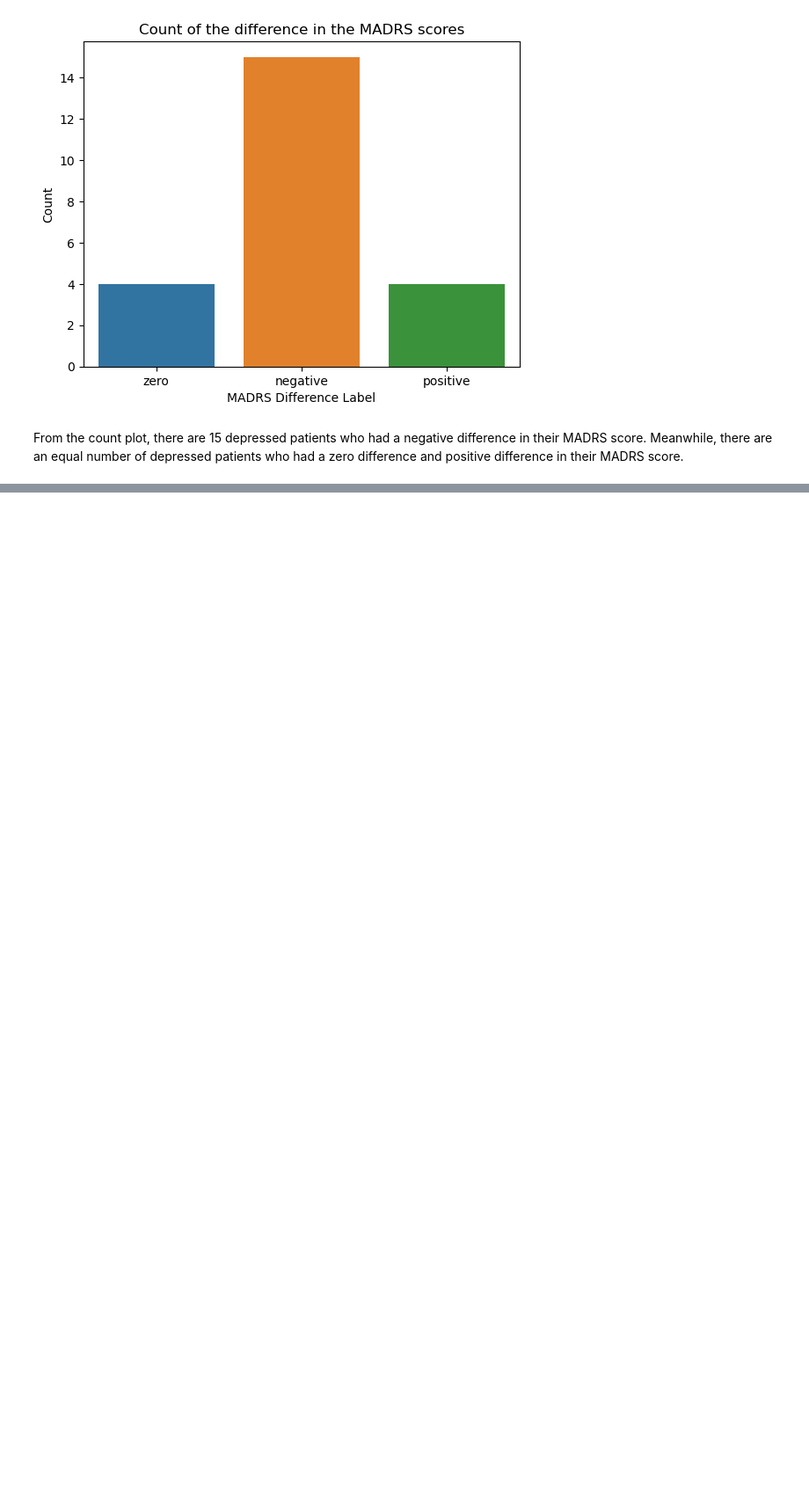
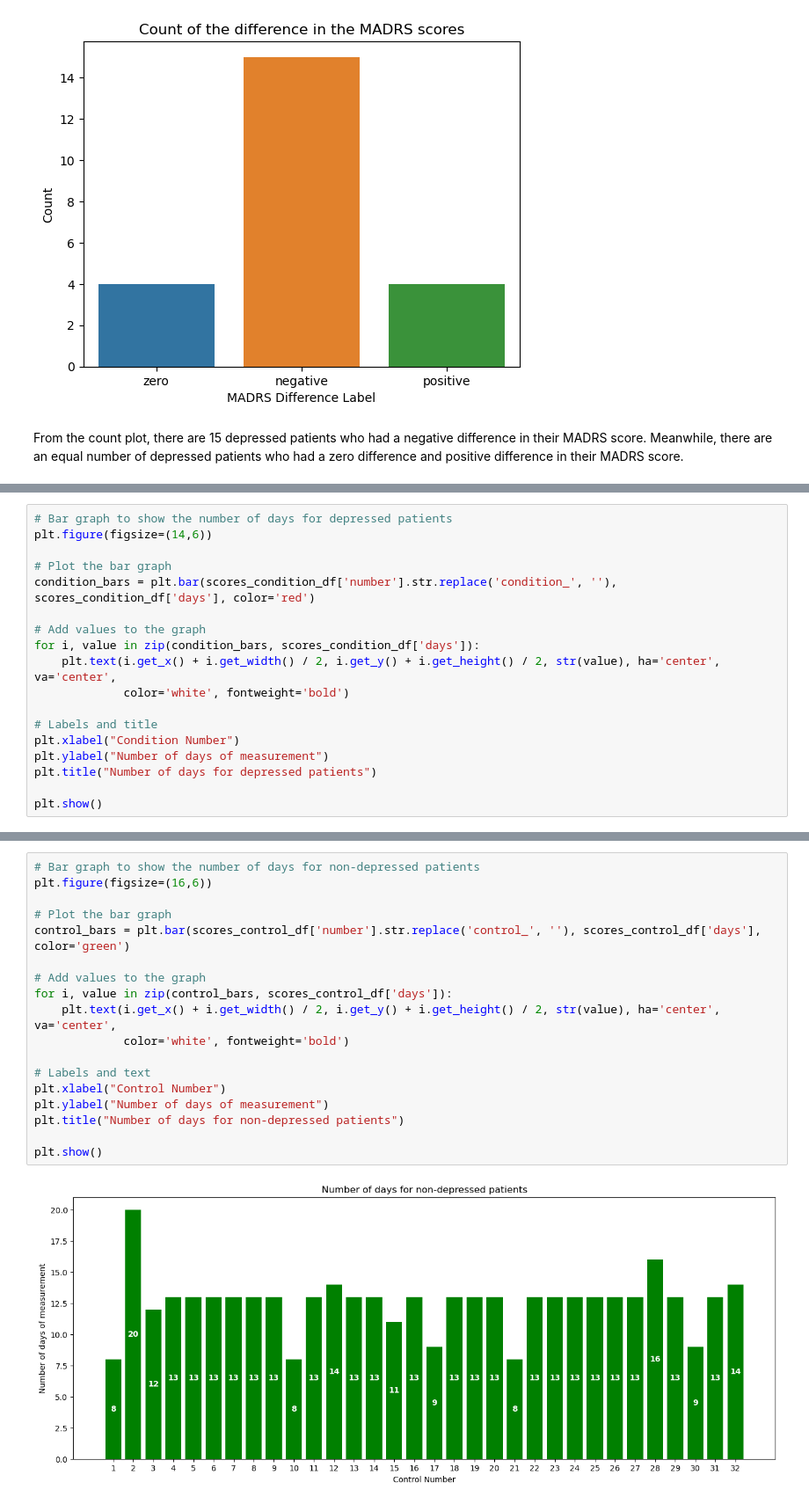
Before and after one commit to KADev2022/CS3IP, a Jupyter notebook: Statistical Analysis Experiment for Depression.ipynb, the cells around one changed output, grey strips where cells are left out. Shown at 88% size. Cells and saved outputs as stored; diff of their text form; blank space fills up the shorter version.

Commit message:
Plotted a bar graph to show the number of days for non-depressed patients

```diff
--- a/Statistical Analysis Experiment for Depression.ipynb
+++ b/Statistical Analysis Experiment for Depression.ipynb
@@ -822,0 +806,18 @@ plt.show()
+# %%
+# Bar graph to show the number of days for depressed patients
+plt.figure(figsize=(14,6))
+
+# Plot the bar graph
+condition_bars = plt.bar(scores_condition_df['number'].str.replace('condition_', ''), scores_condition_df['days'], color='red')
+
+# Add values to the graph
+for i, value in zip(condition_bars, scores_condition_df['days']):
+    plt.text(i.get_x() + i.get_width() / 2, i.get_y() + i.get_height() / 2, str(value), ha='center', va='center',
+             color='white', fontweight='bold')
+
+# Labels and title
+plt.xlabel("Condition Number")
+plt.ylabel("Number of days of measurement")
+plt.title("Number of days for depressed patients")
+
+plt.show()
@@ -822,0 +852,20 @@ plt.show()
+# %%
+# Bar graph to show the number of days for non-depressed patients
+plt.figure(figsize=(16,6))
+
+# Plot the bar graph
+control_bars = plt.bar(scores_control_df['number'].str.replace('control_', ''), scores_control_df['days'], color='green')
+
+# Add values to the graph
+for i, value in zip(control_bars, scores_control_df['days']):
+    plt.text(i.get_x() + i.get_width() / 2, i.get_y() + i.get_height() / 2, str(value), ha='center', va='center',
+             color='white', fontweight='bold')
+
+# Labels and text
+plt.xlabel("Control Number")
+plt.ylabel("Number of days of measurement")
+plt.title("Number of days for non-depressed patients")
+
+plt.show()
+# %% [output]
+[figure, added]
```
Also changed, not shown: parts of 13 cells of this notebook.
